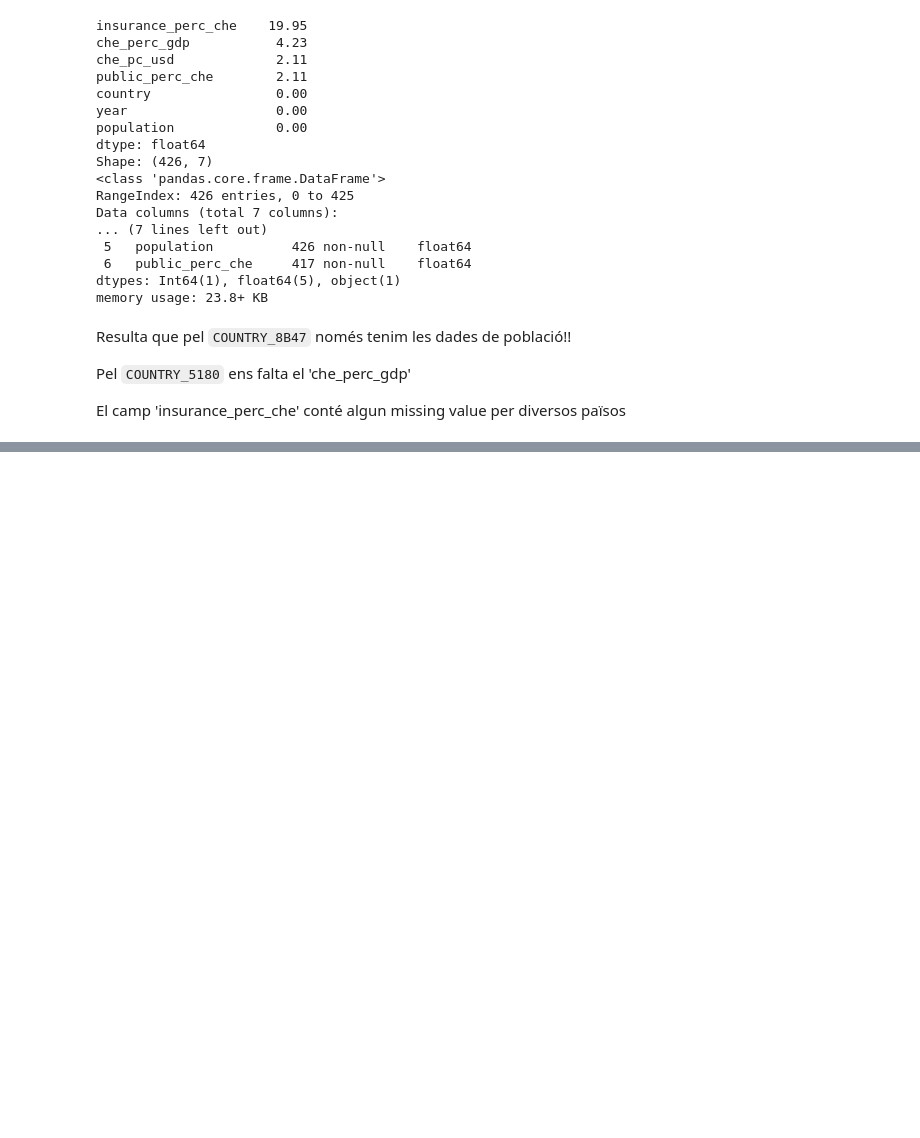
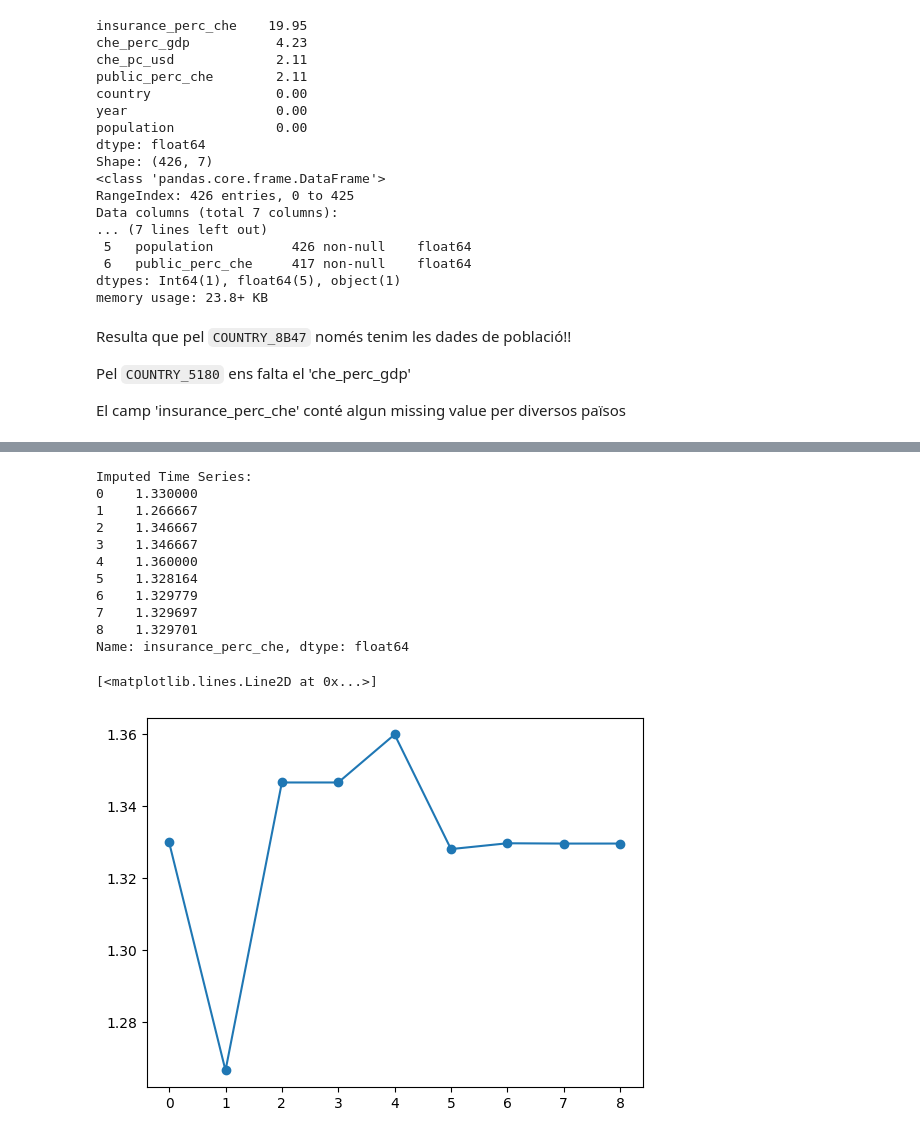
Before and after one commit to Bincowsky/Bonkis-Jake, a Jupyter notebook: notebooks/build-lookups.ipynb, the cells around one changed output, grey strips where cells are left out. Drawn from its saved outputs; the diff is of its cells as text; code cells hidden in the pictures; blank space fills up the shorter version.

```diff
--- a/notebooks/build-lookups.ipynb
+++ b/notebooks/build-lookups.ipynb
@@ -238,0 +283,5 @@ countrydf.to_csv('../data/intermig/countrydf_uninputed.csv', index=False)
+# %%
+sample = countrydf[['country','year', 'insurance_perc_che']]
+sample = sample.sort_values('year', ascending=False).reset_index(drop=True)
+sample = sample[sample['country'] == 'COUNTRY_B6AE'].reset_index(drop=True)
+print(sample)
@@ -238,0 +299,51 @@ countrydf.to_csv('../data/intermig/countrydf_uninputed.csv', index=False)
+# %%
+import pandas as pd
+import numpy as np
+from statsmodels.tsa.arima.model import ARIMA
+
+ts = sample['insurance_perc_che']
+
+# Extract observed data (non-missing values)
+observed_ts = ts.dropna()
+
+# Fit the ARIMA model
+model = ARIMA(observed_ts, order=(1, 0, 0))
+model_fit = model.fit()
+
+# Since the index in 'ts' is from 0 to 8, we need to forecast for periods 5 to 8
+start = len(observed_ts)
+end = len(ts) - 1
+
+# Generate forecast index to match the missing indices
+forecast_index = ts.index[ts.isna()]
+
+# Forecast missing values
+forecast = model_fit.predict(start=start, end=end)
+
+# Set the index of the forecast to match the missing indices
+forecast.index = forecast_index
+
+# Step 5: Impute missing values
+ts_imputed = ts.copy()
+ts_imputed[ts.isna()] = forecast.values
+
+# Display results
+print("\nImputed Time Series:")
+print(ts_imputed)
+
+# Plot the observed and imputed time series
+plt.plot(ts_imputed, marker='o')
+# %% [output]
+Imputed Time Series:
+0    1.330000
+1    1.266667
+2    1.346667
+3    1.346667
+4    1.360000
+5    1.328164
+6    1.329779
+7    1.329697
+8    1.329701
+Name: insurance_perc_che, dtype: float64
+[<matplotlib.lines.Line2D at 0x...>]
+[figure, added]
```
Also changed, not shown: parts of 8 cells of this notebook, 5 other files.
